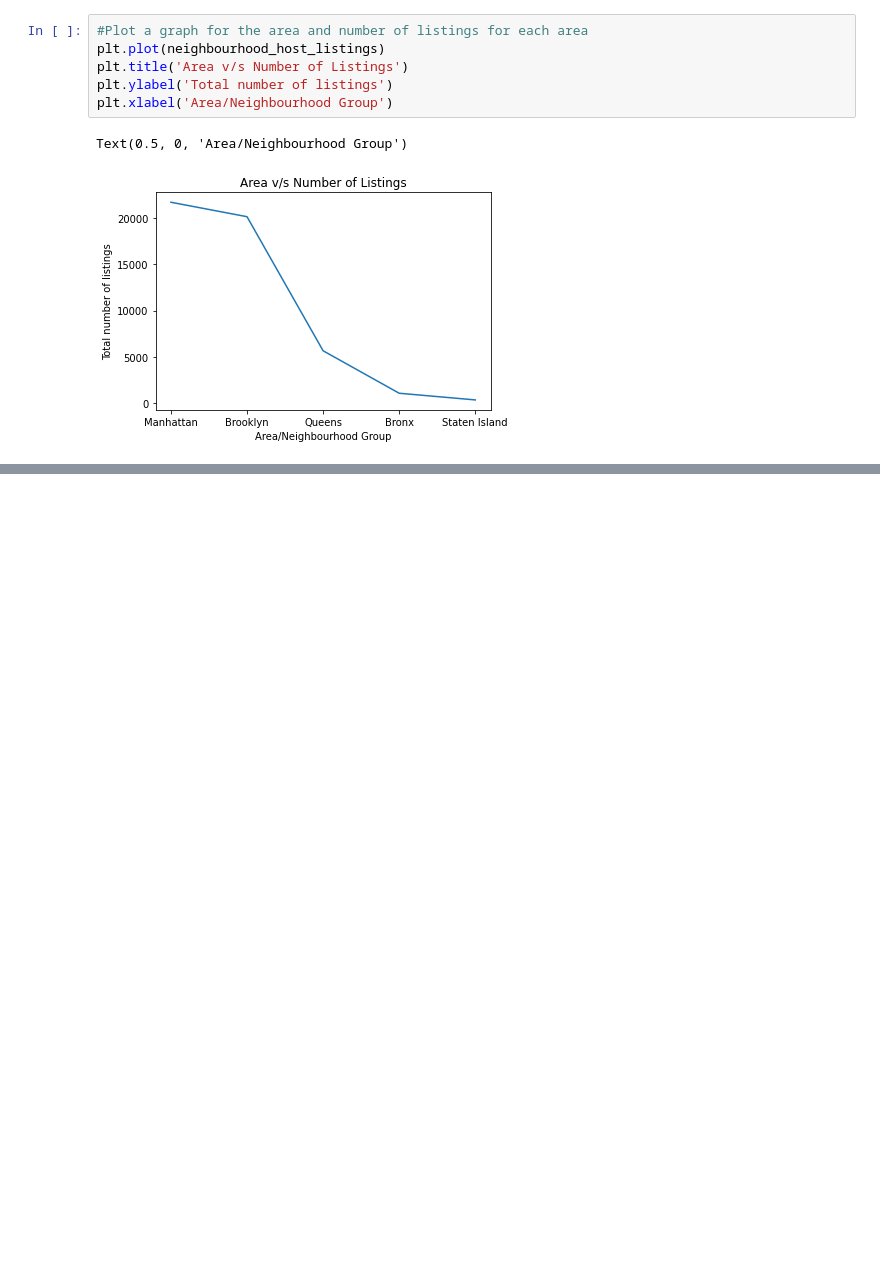
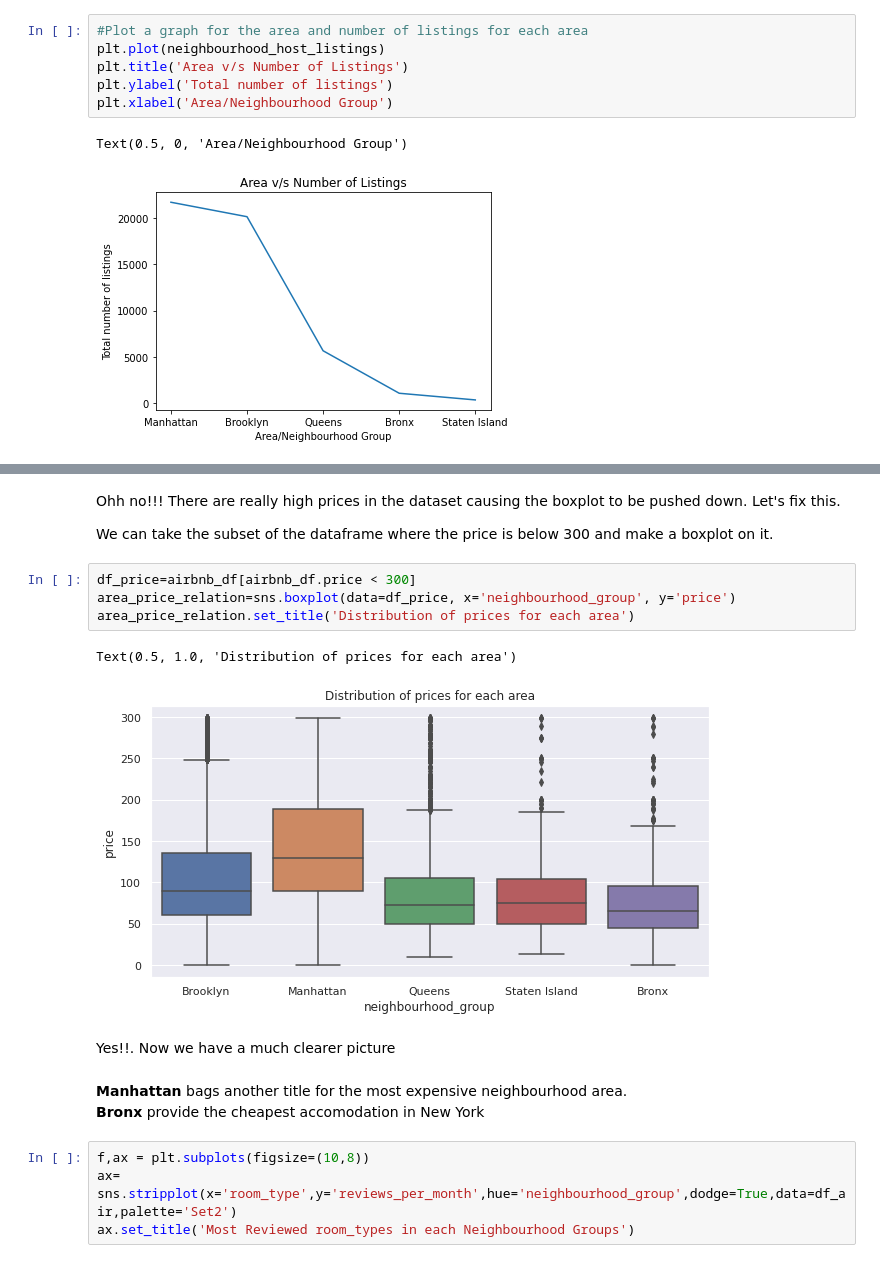
Before and after one commit to NayanaPradeep/Airbnb-Bookings-Analysis, a Jupyter notebook: Airbnb_Bookings_Analysis_Capstone_Project.ipynb, the cells around one changed output, grey strips where cells are left out. Saved outputs shown, nothing was run; the diff lists cells and outputs as text; blank space fills up the shorter version.

```diff
--- a/Airbnb_Bookings_Analysis_Capstone_Project.ipynb
+++ b/Airbnb_Bookings_Analysis_Capstone_Project.ipynb
@@ -308,0 +350,21 @@ Text(0.5, 1.0, 'Location Co-ordinates')
+# %% [markdown]
+Ohh no!!! There are really high prices in the dataset causing the boxplot to be pushed down. Let's fix this.
+
+
+We can take the subset of the dataframe where the price is below 300 and make a boxplot on it.
+# %%
+df_price=airbnb_df[airbnb_df.price < 300]
+area_price_relation=sns.boxplot(data=df_price, x='neighbourhood_group', y='price')
+area_price_relation.set_title('Distribution of prices for each area')
+# %% [output]
+Text(0.5, 1.0, 'Distribution of prices for each area')
+[figure, added]
+# %% [markdown]
+Yes!!. Now we have a much clearer picture
+# %% [markdown]
+**Manhattan** bags another title for the most expensive neighbourhood area.<br>
+**Bronx** provide the cheapest accomodation in New York
+# %%
+f,ax = plt.subplots(figsize=(10,8))
+ax= sns.stripplot(x='room_type',y='reviews_per_month',hue='neighbourhood_group',dodge=True,data=df_air,palette='Set2')
+ax.set_title('Most Reviewed room_types in each Neighbourhood Groups')
```
Also changed, not shown: parts of 12 cells of this notebook.
